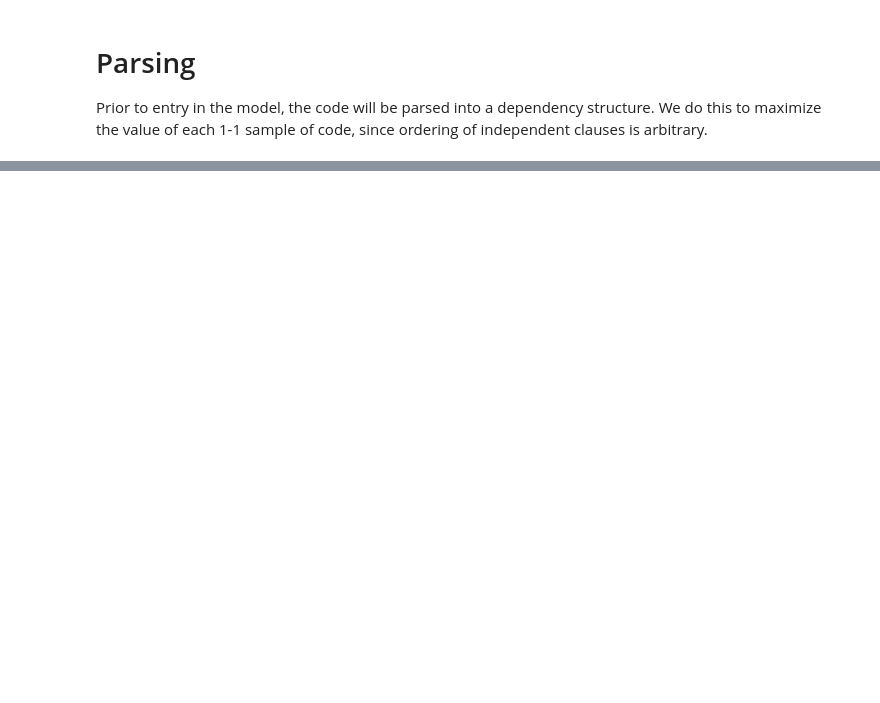
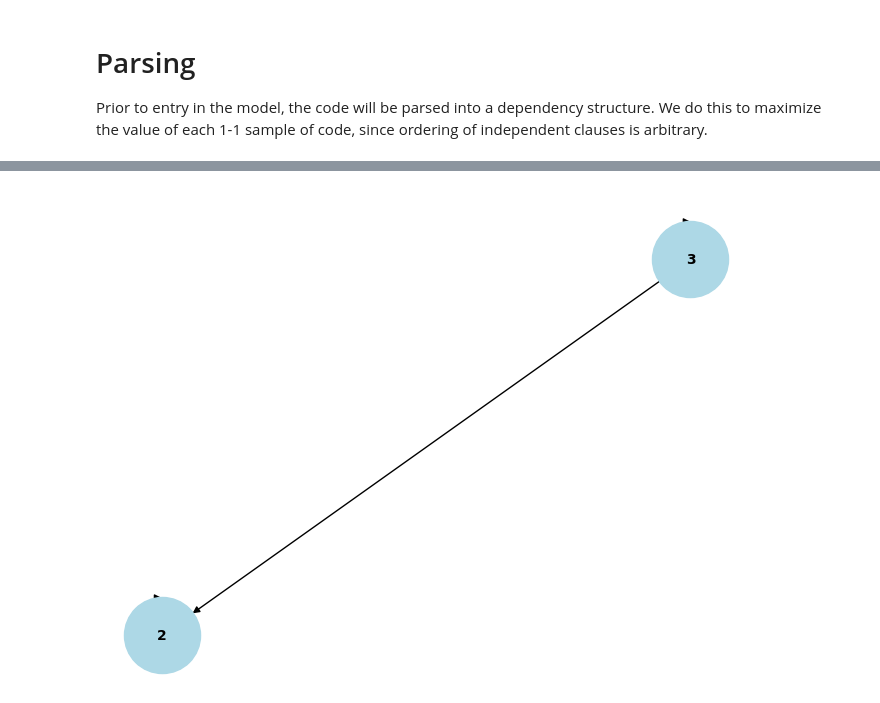
Before and after one commit to fraimwork/fraimwork, a Jupyter notebook: backend/Parsing_Example.ipynb, the cells around one changed output, grey strips where cells are left out. Saved outputs shown, nothing was run; the diff lists cells and outputs as text; code cells hidden in the pictures; blank space fills up the shorter version.

```diff
--- a/backend/Parsing_Example.ipynb
+++ b/backend/Parsing_Example.ipynb
@@ -109,0 +15,13 @@ Line 4 -> Line 5
+# %%
+from utils.parsing.code_parser import JavascriptParser
+
+js_parser = JavascriptParser()
+
+code = '''
+var x = 1;
+var y = 2;
+var z = x + y;
+'''
+
+G = js_parser.get_dependency_graph(code)
+print_graph(G)
@@ -109,0 +150,71 @@ Line 4 -> Line 5
+# %%
+import esprima
+import networkx as nx
+import matplotlib.pyplot as plt
+
+def parse_js_to_ast(js_code):
+    """
+    Parse the JavaScript code into an AST using esprima.
+    """
+    return esprima.parseScript(js_code, loc=True)
+
+def build_graph_from_ast(ast):
+    """
+    Build a directed graph from the AST where each node represents a line of code.
+    """
+    graph = nx.DiGraph()
+
+    def add_node(graph, node, parent=None):
+        """
+        Recursively add nodes to the graph from the AST.
+        """
+        if not node:
+            return
+
+        if hasattr(node, 'loc') and node.loc:
+            start_line = node.loc.start.line
+            end_line = node.loc.end.line
+            for line in range(start_line, end_line + 1):
+                if line not in graph:
+                    graph.add_node(line, code=line)
+                if parent:
+                    graph.add_edge(parent, line)
+            parent = line
+
+        # Traverse child nodes
+        for child_name, child in node.__dict__.items():
+            if isinstance(child, list):
+                for c in child:
+                    if isinstance(c, esprima.nodes.Node):
+                        add_node(graph, c, parent)
+            elif isinstance(child, esprima.nodes.Node):
+                add_node(graph, child, parent)
+
+    add_node(graph, ast)
+    return graph
+
+def draw_graph(graph):
+    """
+    Draw the directed graph using matplotlib.
+    """
+    pos = nx.spring_layout(graph)
+    labels = {node: node for node in graph.nodes()}
+    nx.draw(graph, pos, labels=labels, with_labels=True, node_size=3000, node_color="lightblue", font_size=10, font_weight="bold", arrows=True)
+    plt.show()
+
+# Example JavaScript code
+js_code = """
+var x = 1;
+var y = 2;
+"""
+
+# Parse the JS code into an AST
+ast = parse_js_to_ast(js_code)
+
+# Build the directed graph from the AST
+graph = build_graph_from_ast(ast)
+
+# Draw the graph
+draw_graph(graph)
+# %% [output]
+[figure, added]
```
Also changed, not shown: parts of 7 cells of this notebook, 3 other files.
